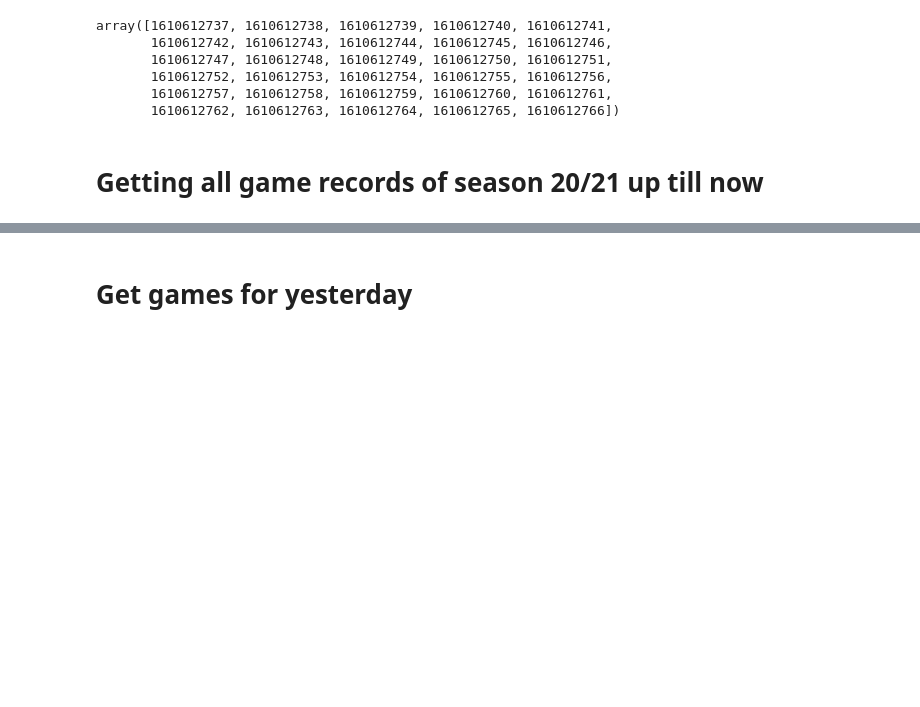
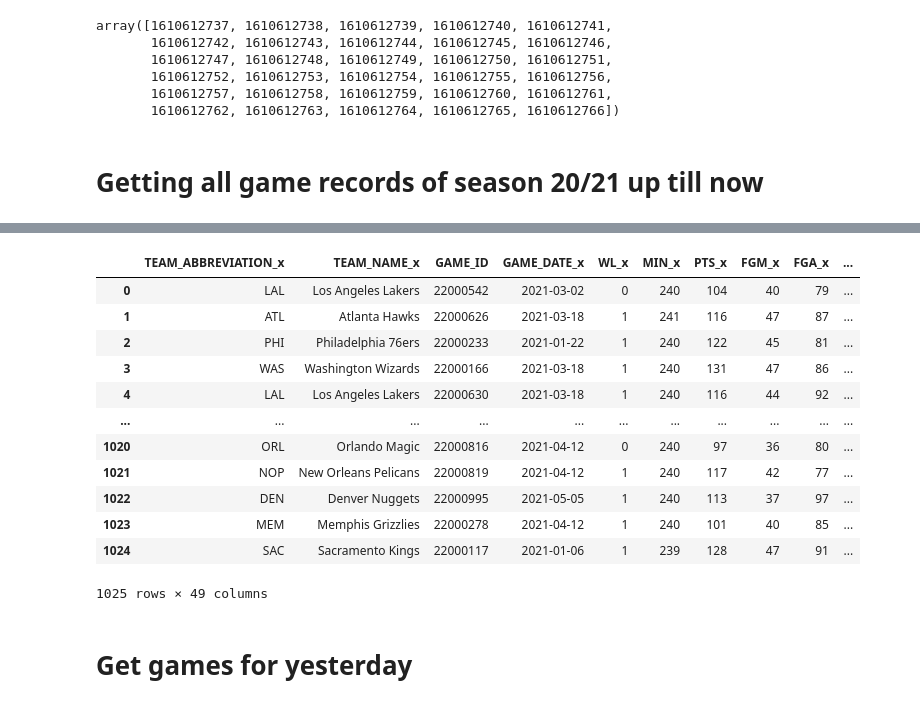
Before and after one commit to sszh1904/NBA_Match_Prediction, a Jupyter notebook: notebook/extracting_nba_api.ipynb, the cells around one changed output, grey strips where cells are left out. Cells and saved outputs as stored; diff of their text form; code cells hidden in the pictures; blank space fills up the shorter version.

```diff
--- a/extracting_nba_api.ipynb
+++ b/notebook/extracting_nba_api.ipynb
@@ -57,3 +92,26 @@ main_df.to_csv('nba_api_0705.csv') # create base database, subsequent days to be
+# %%
+df_combined = df.merge(df, on='GAME_ID')
+df_combined = df_combined.drop(df_combined[df_combined['TEAM_ID_x'] == df_combined['TEAM_ID_y']].index)
+df_combined = df_combined.iloc[1:].iloc[::2]
+df_combined.reset_index(inplace=True)
+df_combined.drop(columns=["SEASON_ID_x", "TEAM_ID_x", "SEASON_ID_y", "TEAM_ID_y", "MATCHUP_x", "MATCHUP_y"],inplace=True)
+df_combined.drop(columns="index", inplace=True)
+df_combined = df_combined.replace(['W','L'], [int(1), int(0)]) # win = 1, lose = 0
+df_combined
+# %% [output]
+|  | TEAM_ABBREVIATION_x | TEAM_NAME_x | GAME_ID | GAME_DATE_x | WL_x | MIN_x | PTS_x | FGM_x | FGA_x | ... |
+| 0 | LAL | Los Angeles Lakers | 22000542 | 2021-03-02 | 0 | 240 | 104 | 40 | 79 | ... |
+| 1 | ATL | Atlanta Hawks | 22000626 | 2021-03-18 | 1 | 241 | 116 | 47 | 87 | ... |
+| 2 | PHI | Philadelphia 76ers | 22000233 | 2021-01-22 | 1 | 240 | 122 | 45 | 81 | ... |
+| 3 | WAS | Washington Wizards | 22000166 | 2021-03-18 | 1 | 240 | 131 | 47 | 86 | ... |
+| 4 | LAL | Los Angeles Lakers | 22000630 | 2021-03-18 | 1 | 240 | 116 | 44 | 92 | ... |
+| ... | ... | ... | ... | ... | ... | ... | ... | ... | ... | ... |
+| 1020 | ORL | Orlando Magic | 22000816 | 2021-04-12 | 0 | 240 | 97 | 36 | 80 | ... |
+| 1021 | NOP | New Orleans Pelicans | 22000819 | 2021-04-12 | 1 | 240 | 117 | 42 | 77 | ... |
+| 1022 | DEN | Denver Nuggets | 22000995 | 2021-05-05 | 1 | 240 | 113 | 37 | 97 | ... |
+| 1023 | MEM | Memphis Grizzlies | 22000278 | 2021-04-12 | 1 | 240 | 101 | 40 | 85 | ... |
+| 1024 | SAC | Sacramento Kings | 22000117 | 2021-01-06 | 1 | 239 | 128 | 47 | 91 | ... |
+1025 rows × 49 columns
 # %% [markdown]
 # Get games for yesterday
 # %%
```
Also changed, not shown: parts of 6 cells of this notebook, 9 other files.
